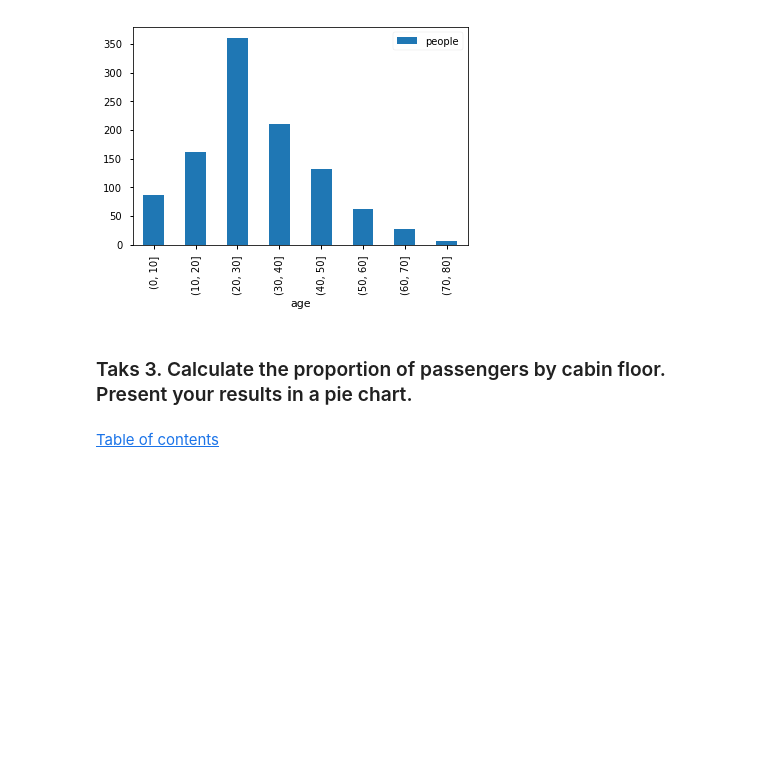
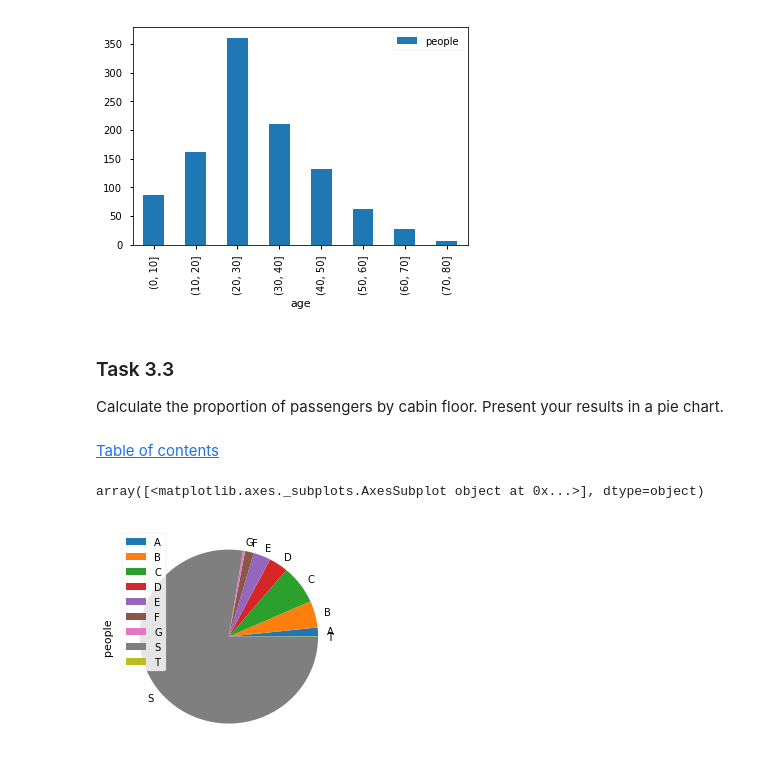
Before and after one commit to IsaacLeimgruber/ADA_labs_repo, a Jupyter notebook: 01 - Pandas and Data Wrangling/Homework 1_isaac.ipynb, the cells around one changed output. Saved outputs shown, nothing was run; the diff lists cells and outputs as text; code cells hidden in the pictures; blank space fills up the shorter version.

```diff
--- a/01 - Pandas and Data Wrangling/Homework 1_isaac.ipynb
+++ b/01 - Pandas and Data Wrangling/Homework 1_isaac.ipynb
@@ -1064,6 +1062,26 @@ grouped.dropna().plot(kind='bar')
 <matplotlib.axes._subplots.AxesSubplot at 0x...>
 [figure]
 # %% [markdown]
-### Taks 3. Calculate the proportion of passengers by cabin floor. Present your results in a pie chart.
+### Task 3.3
+Calculate the proportion of passengers by cabin floor. Present your results in a pie chart.
 # %% [markdown]
  <div class="lev1"><a href="#Table-of-Contents"><span class="toc-item-num"></span>Table of contents</a></div>
+# %%
+titanic_cabin = titanic_data['cabin'].fillna('S')
+floor_A = len(titanic_cabin[titanic_cabin.str.startswith('A')])
+floor_B = len(titanic_cabin[titanic_cabin.str.startswith('B')])
+floor_C = len(titanic_cabin[titanic_cabin.str.startswith('C')])
+floor_D = len(titanic_cabin[titanic_cabin.str.startswith('D')])
+floor_E = len(titanic_cabin[titanic_cabin.str.startswith('E')])
+floor_F = len(titanic_cabin[titanic_cabin.str.startswith('F')])
+floor_G = len(titanic_cabin[titanic_cabin.str.startswith('G')])
+floor_S = len(titanic_cabin[titanic_cabin.str.startswith('S')])
+floor_T = len(titanic_cabin[titanic_cabin.str.startswith('T')])
+
+cabin_frame = pd.DataFrame([floor_A, floor_B, floor_C, floor_D, floor_E, floor_F,
+                          floor_G, floor_S, floor_T], index = ['A', 'B', 'C', 'D', 'E', 'F', 'G', 'S', 'T'])
+cabin_frame.columns = ['people']
+cabin_frame.dropna().plot.pie(subplots = True,figsize = (4,4))
+# %% [output]
+array([<matplotlib.axes._subplots.AxesSubplot object at 0x...>], dtype=object)
+[figure, added]
```
Also changed, not shown: parts of 13 cells of this notebook.
